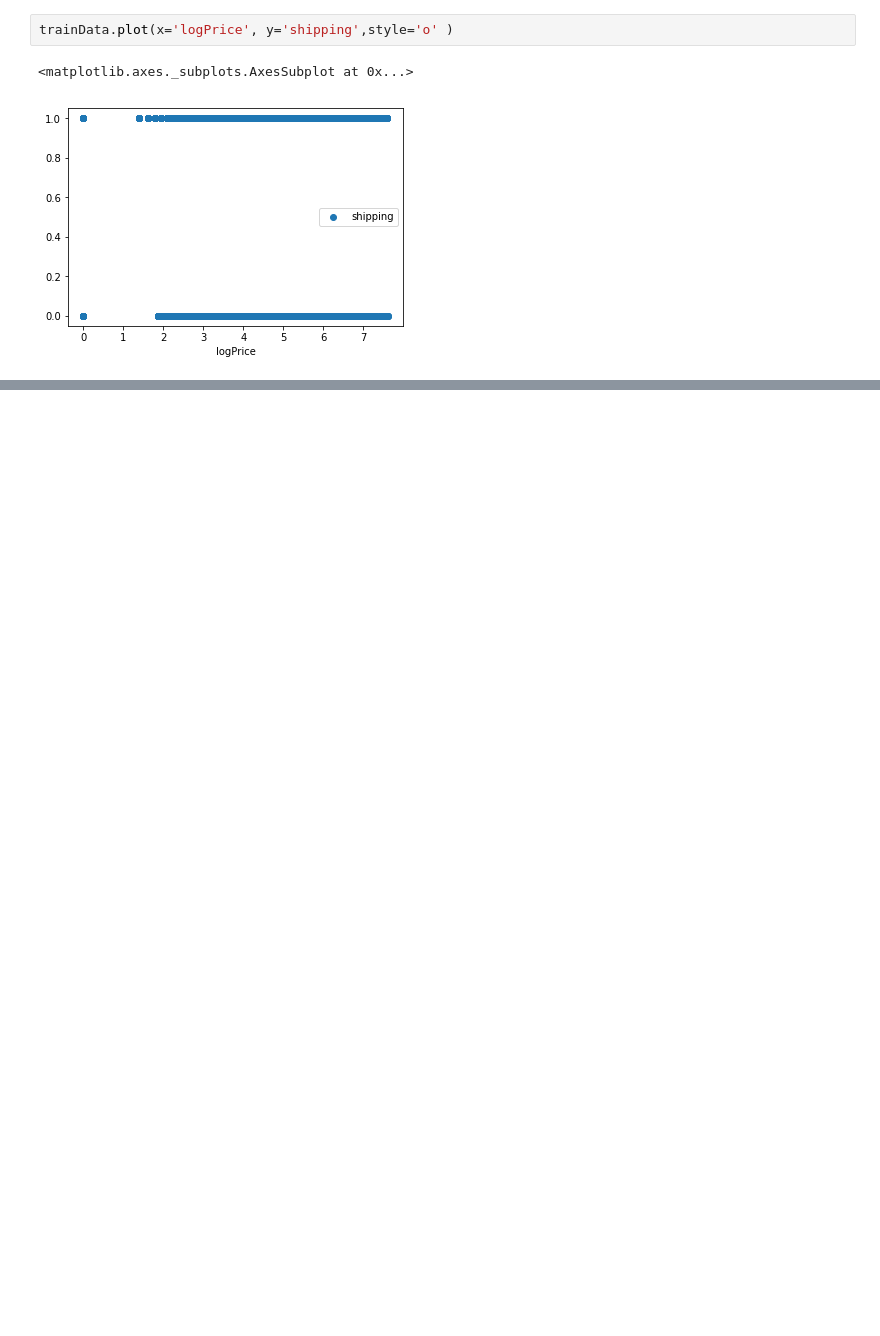
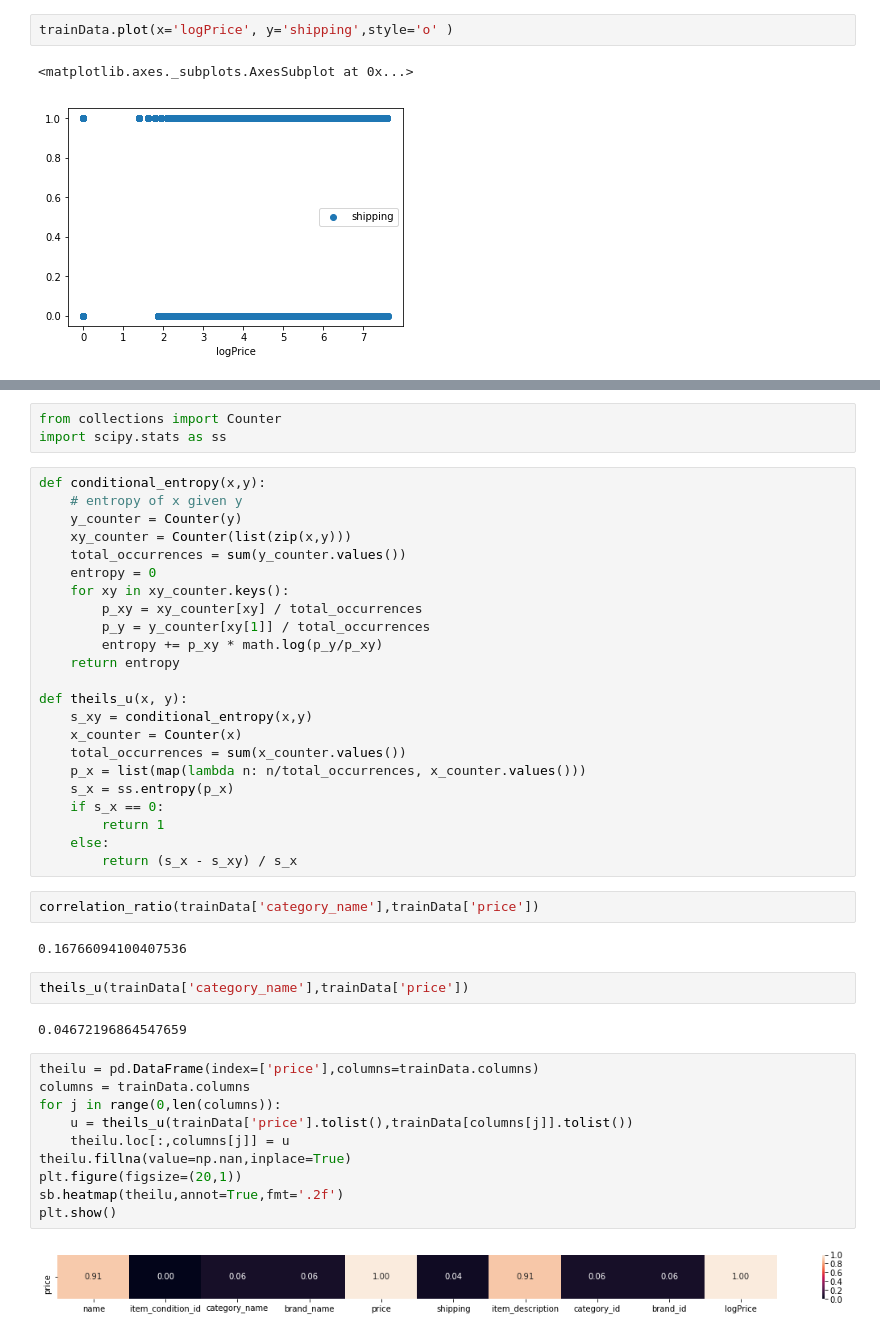
Before and after one commit to HediMontazeri/Kaggle_Mercari_Price, a Jupyter notebook: MercariDataExplore.ipynb, the cells around one changed output, grey strips where cells are left out. Drawn from its saved outputs; the diff is of its cells as text; blank space fills up the shorter version.

```diff
--- a/MercariDataExplore.ipynb
+++ b/MercariDataExplore.ipynb
@@ -158,0 +183,46 @@ trainData.corr()
+# %%
+from collections import Counter
+import scipy.stats as ss
+# %%
+def conditional_entropy(x,y):
+    # entropy of x given y
+    y_counter = Counter(y)
+    xy_counter = Counter(list(zip(x,y)))
+    total_occurrences = sum(y_counter.values())
+    entropy = 0
+    for xy in xy_counter.keys():
+        p_xy = xy_counter[xy] / total_occurrences
+        p_y = y_counter[xy[1]] / total_occurrences
+        entropy += p_xy * math.log(p_y/p_xy)
+    return entropy
+
+def theils_u(x, y):
+    s_xy = conditional_entropy(x,y)
+    x_counter = Counter(x)
+    total_occurrences = sum(x_counter.values())
+    p_x = list(map(lambda n: n/total_occurrences, x_counter.values()))
+    s_x = ss.entropy(p_x)
+    if s_x == 0:
+        return 1
+    else:
+        return (s_x - s_xy) / s_x
+# %%
+correlation_ratio(trainData['category_name'],trainData['price'])
+# %% [output]
+0.16766094100407536
+# %%
+theils_u(trainData['category_name'],trainData['price'])
+# %% [output]
+0.04672196864547659
+# %%
+theilu = pd.DataFrame(index=['price'],columns=trainData.columns)
+columns = trainData.columns
+for j in range(0,len(columns)):
+    u = theils_u(trainData['price'].tolist(),trainData[columns[j]].tolist())
+    theilu.loc[:,columns[j]] = u
+theilu.fillna(value=np.nan,inplace=True)
+plt.figure(figsize=(20,1))
+sb.heatmap(theilu,annot=True,fmt='.2f')
+plt.show()
+# %% [output]
+[figure, added]
```
Also changed, not shown: parts of 21 cells of this notebook.
